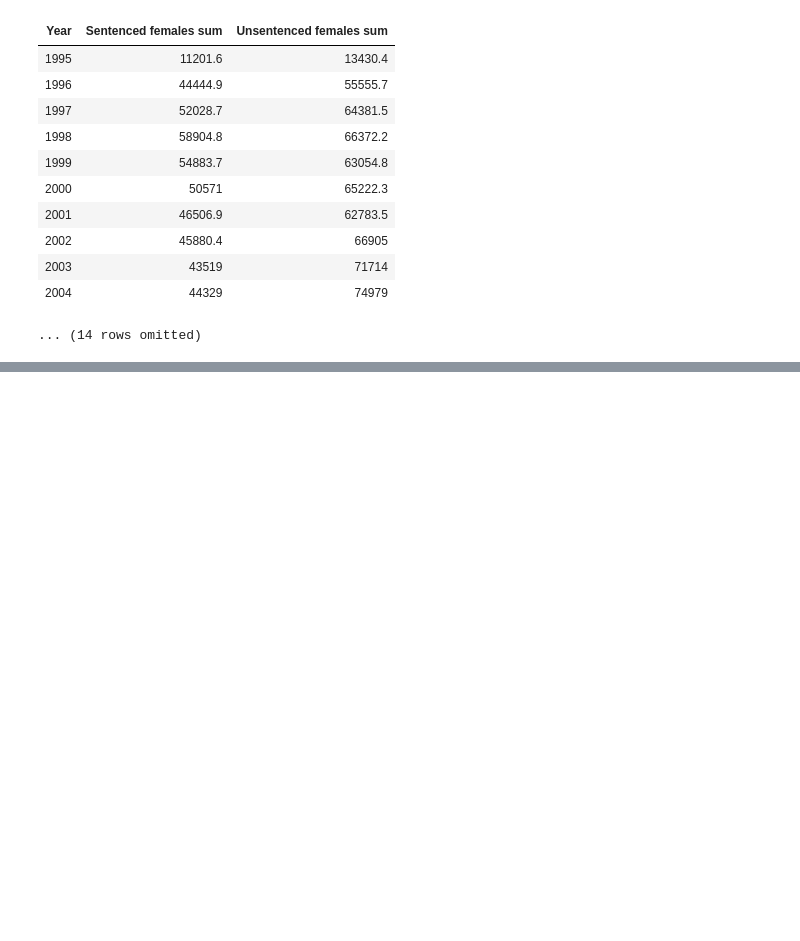
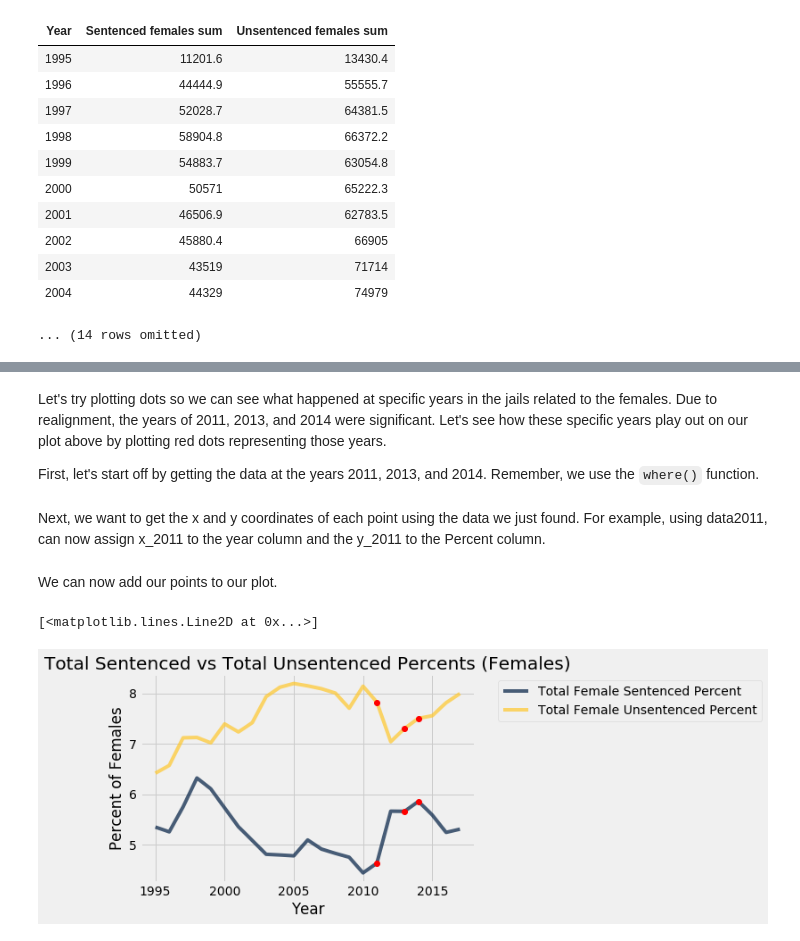
Before and after one commit to ds-modules/ES-21AC-SP19, a Jupyter notebook: Jails.ipynb, the cells around one changed output, grey strips where cells are left out. Cells and saved outputs as stored; diff of their text form; code cells hidden in the pictures; blank space fills up the shorter version.

Commit message:
Separate notebook into to portions - final_notebook1 and Jails. Make style changes to both notebooks

```diff
--- a/Jails.ipynb
+++ b/Jails.ipynb
@@ -352,0 +509,6 @@ f_percent_totals
+# %%
+females = females.with_column("Total Female Sentenced Percent", f_sent_percent)
+females = females.with_column("Total Female Unsentenced Percent", f_unsent_percent)
+
+f_percent_totals = females.select("Year", "Total Female Sentenced Percent", "Total Female Unsentenced Percent")
+f_percent_totals
@@ -360 +537,46 @@ Text(0, 0.5, 'Percent of Females')
 [figure]
+# %% [markdown]
+Let's try plotting dots so we can see what happened at specific years in the jails related to the females. Due to realignment, the years of 2011, 2013, and 2014 were significant. Let's see how these specific years play out on our plot above by plotting red dots representing those years.
+
+First, let's start off by getting the data at the years 2011, 2013, and 2014. Remember, we use the `where()` function.
+# %%
+data2011 = f_percent_totals.where("Year", 2011)
+data2013 = f_percent_totals.where("Year", 2013)
+data2014 = f_percent_totals.where("Year", 2014)
+# %% [markdown]
+Next, we want to get the x and y coordinates of each point using the data we just found. For example, using data2011, can now assign x_2011 to the year column and the y_2011 to the Percent column.
+# %%
+x_2011 = data2011.column('Year')
+y_2011 = data2011.column("Total Female Sentenced Percent")
+
+x_2013 = data2013.column('Year')
+y_2013 = data2013.column("Total Female Sentenced Percent")
+
+x_2014 = data2014.column('Year')
+y_2014 = data2014.column("Total Female Sentenced Percent")
+
+x_2011_un = data2011.column('Year')
+y_2011_un = data2011.column("Total Female Unsentenced Percent")
+
+x_2013_un = data2013.column('Year')
+y_2013_un = data2013.column("Total Female Unsentenced Percent")
+
+x_2014_un = data2014.column('Year')
+y_2014_un = data2014.column("Total Female Unsentenced Percent")
+# %% [markdown]
+We can now add our points to our plot.
+# %%
+f_percent_totals.plot("Year")
+plt.title("Total Sentenced vs Total Unsentenced Percents (Females)")
+plt.xlabel("Year")
+plt.ylabel("Percent of Females")
+
+plt.plot(x_2011, y_2011, 'ro')
+plt.plot(x_2013, y_2013, 'ro')
+plt.plot(x_2014, y_2014, 'ro')
+plt.plot(x_2011_un, y_2011_un, 'ro')
+plt.plot(x_2013_un, y_2013_un, 'ro')
+plt.plot(x_2014_un, y_2014_un, 'ro')
+# %% [output]
+[<matplotlib.lines.Line2D at 0x...>]
+[figure, added]
```
Also changed, not shown: parts of 94 cells of this notebook, 1 other file.
